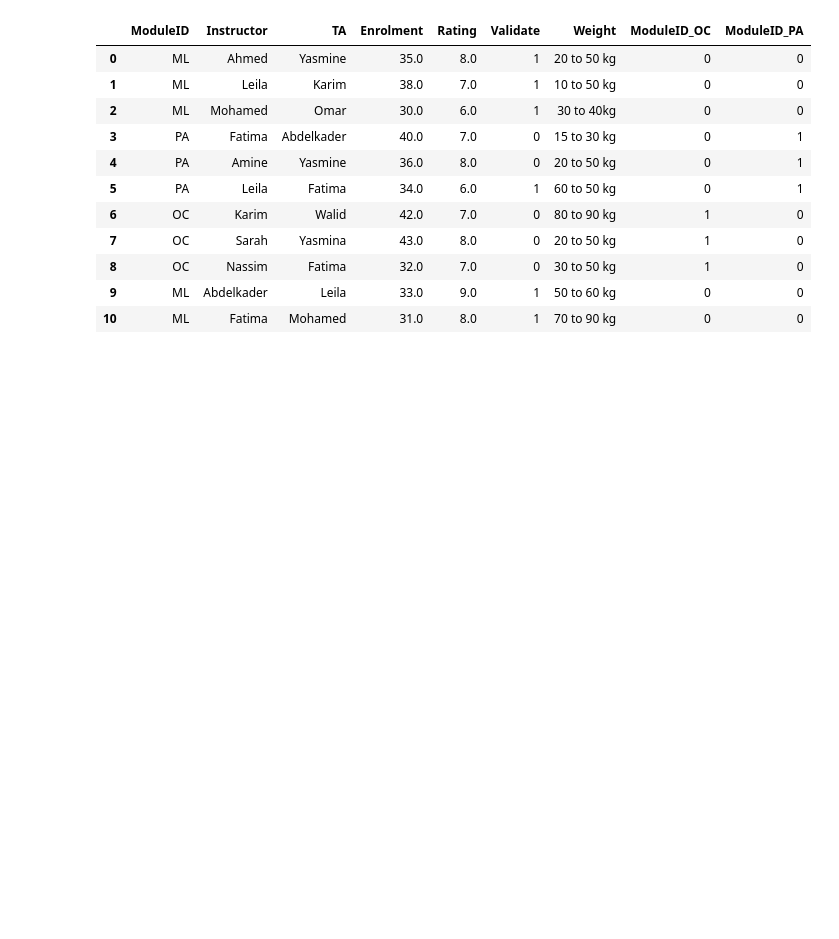
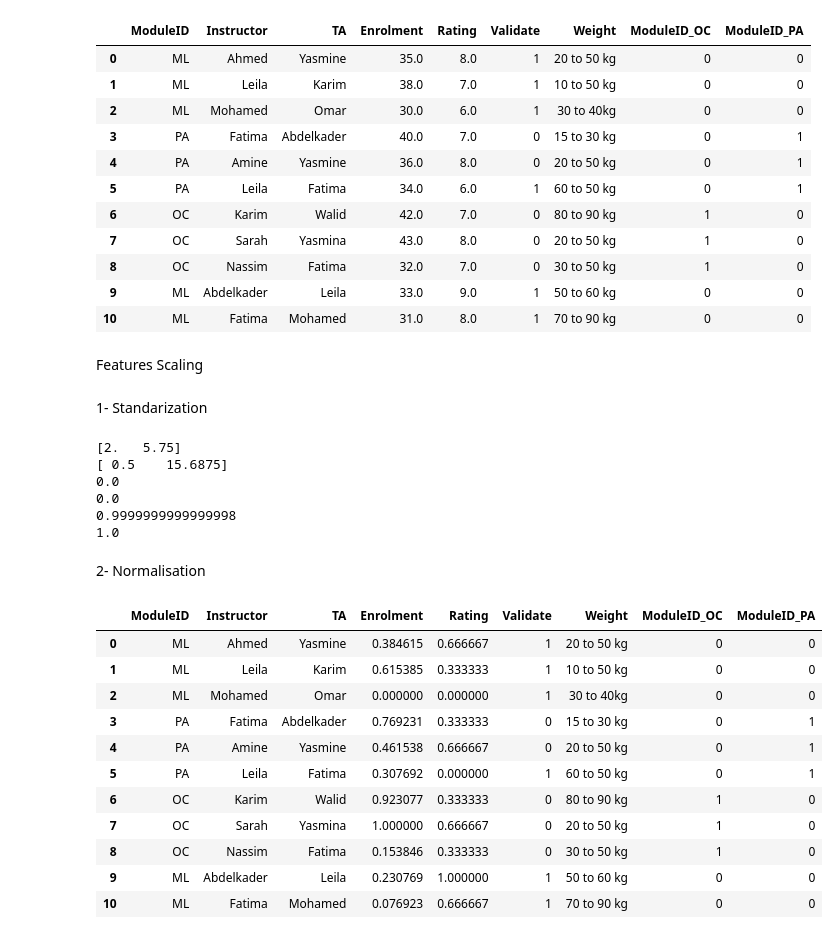
Before and after one commit to Feddane/Machine-Learning-Intro, a Jupyter notebook: Data-Processing.ipynb, the cells around one changed output. Drawn from its saved outputs; the diff is of its cells as text; code cells hidden in the pictures; blank space fills up the shorter version.

```diff
--- a/Data-Processing.ipynb
+++ b/Data-Processing.ipynb
@@ -205,3 +205,65 @@ df
 | 8 | OC | Nassim | Fatima | 32.0 | 7.0 | 0 | 30 to 50 kg | 1 | 0 |
 | 9 | ML | Abdelkader | Leila | 33.0 | 9.0 | 1 | 50 to 60 kg | 0 | 0 |
 | 10 | ML | Fatima | Mohamed | 31.0 | 8.0 | 1 | 70 to 90 kg | 0 | 0 |
+# %% [markdown]
+Features Scaling
+# %% [markdown]
+1- Standarization
+# %%
+import pandas as pd
+from sklearn.preprocessing import StandardScaler
+
+# Création d'un DataFrame X avec deux colonnes 'A' et 'B'
+X = pd.DataFrame({'A': [1, 2, 3, 2], 'B': [11, 1, 8, 3]})
+
+# Instanciation d'un objet StandardScaler
+scaler = StandardScaler()
+
+# Ajustement du scaler sur les données du DataFrame X avec la méthode fit()
+scaler.fit(X)
+
+# Affichage des moyennes des colonnes
+print("Moyennes des colonnes :")
+print(scaler.mean_)
+
+# Affichage des variances des colonnes
+print("\nVariances des colonnes :")
+print(scaler.var_)
+
+# Transformation des données avec la méthode transform()
+X_scaled = scaler.transform(X)
+
+# Calcul de la moyenne et de la variance des colonnes standardisées
+print("\nMoyenne de la première colonne standardisée :", X_scaled[:, 0].mean())
+print("Moyenne de la deuxième colonne standardisée :", X_scaled[:, 1].mean())
+print("Variance de la première colonne standardisée :", X_scaled[:, 0].var())
+print("Variance de la deuxième colonne standardisée :", X_scaled[:, 1].var())
+# %% [output]
+[2.   5.75]
+[ 0.5    15.6875]
+0.0
+0.0
+0.9999999999999998
+1.0
+# %% [markdown]
+2- Normalisation
+# %%
+from sklearn.preprocessing import MinMaxScaler
+
+mms = MinMaxScaler()
+
+df[['Enrolment', 'Rating']] = mms.fit_transform(df[['Enrolment', 'Rating']])
+df
+# %% [output]
+|  | ModuleID | Instructor | TA | Enrolment | Rating | Validate | Weight | ModuleID_OC | ModuleID_PA |
+| 0 | ML | Ahmed | Yasmine | 0.384615 | 0.666667 | 1 | 20 to 50 kg | 0 | 0 |
+| 1 | ML | Leila | Karim | 0.615385 | 0.333333 | 1 | 10 to 50 kg | 0 | 0 |
+| 2 | ML | Mohamed | Omar | 0.000000 | 0.000000 | 1 | 30 to 40kg | 0 | 0 |
+| 3 | PA | Fatima | Abdelkader | 0.769231 | 0.333333 | 0 | 15 to 30 kg | 0 | 1 |
+| 4 | PA | Amine | Yasmine | 0.461538 | 0.666667 | 0 | 20 to 50 kg | 0 | 1 |
+| 5 | PA | Leila | Fatima | 0.307692 | 0.000000 | 1 | 60 to 50 kg | 0 | 1 |
+| 6 | OC | Karim | Walid | 0.923077 | 0.333333 | 0 | 80 to 90 kg | 1 | 0 |
+| 7 | OC | Sarah | Yasmina | 1.000000 | 0.666667 | 0 | 20 to 50 kg | 1 | 0 |
+| 8 | OC | Nassim | Fatima | 0.153846 | 0.333333 | 0 | 30 to 50 kg | 1 | 0 |
+| 9 | ML | Abdelkader | Leila | 0.230769 | 1.000000 | 1 | 50 to 60 kg | 0 | 0 |
+| 10 | ML | Fatima | Mohamed | 0.076923 | 0.666667 | 1 | 70 to 90 kg | 0 | 0 |
```
